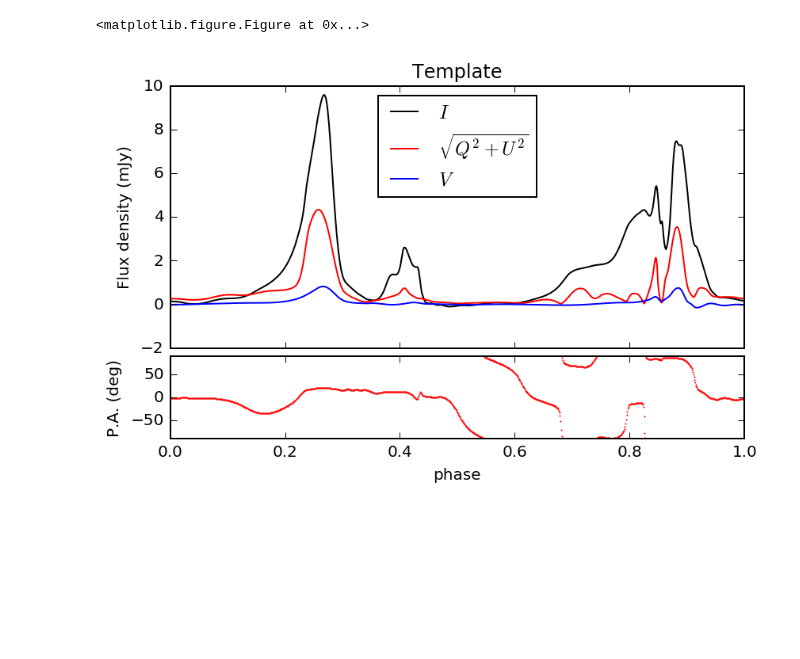
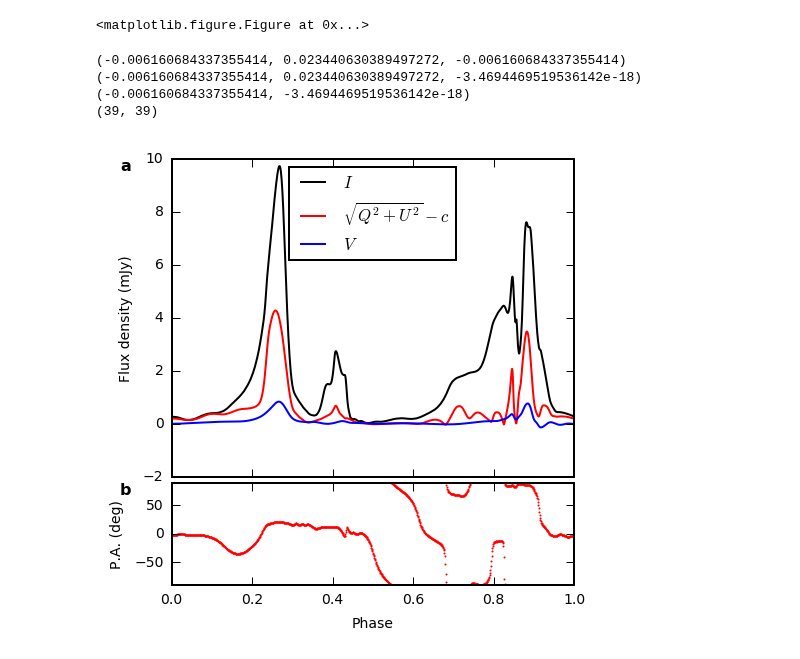
Before and after one commit to aarchiba/triplesystem, a Jupyter notebook: processing/template-plot.ipynb, the cells around one changed output. Saved outputs shown, nothing was run; the diff lists cells and outputs as text; code cells hidden in the pictures; blank space fills up the shorter version.

Commit message:
Plotting adjustments

```diff
--- a/processing/template-plot.ipynb
+++ b/processing/template-plot.ipynb
@@ -47,3 +47,23 @@ logging.debug("test")
 # %% [output]
 DEBUG:root:test
 <matplotlib.figure.Figure at 0x...>
+# %%
+SMALL_SIZE = 7
+matplotlib.rc('font', size=SMALL_SIZE)
+matplotlib.rc('axes', titlesize=SMALL_SIZE)
+PANEL_LABEL_SIZE = 8
+
+#matplotlib.rcParams['font.family'] = 'sans-serif'
+matplotlib.rcParams['axes.linewidth'] = 1
+#matplotlib.rcParams['ps.useafm'] = True
+#matplotlib.rcParams['pdf.use14corefonts'] = True
+#mpl.rcParams['text.usetex'] = True
+
+onecolumn_width = 89/25.4
+twocolumn_width = 183/25.4
+page_height = 247/25.4
+mid1_width = 120/25.4
+mid2_width = 136/25.4
+
+golden = (1+np.sqrt(5))/2
+%config InlineBackend.print_figure_kwargs = {'bbox_inches':None}
@@ -50,33 +108,63 @@ DEBUG:root:test
 # %%
 template = "template-work/56412.76_GBT_1400.rmset.scrunch.sm"
+off = (0.47,0.5)
 T = psrchive.Archive_load(template)
 T.convert_state('Stokes')
 T.dedisperse()
 T.remove_baseline()
 t_values = T.get_data()[0,0,0,:]
 t_pol = T.get_data()[0,:,0,:]
 # shift fundamental to zero phase
 a = np.angle(np.fft.fft(t_values)[1])/(2*np.pi)
 t_values = pipe.rotate_phase(t_values, -a)
 t_pol = np.array([pipe.rotate_phase(p, -a) for p in t_pol])
 t_phases = np.linspace(0,1,len(t_values),endpoint=False)
+t_pol, L = ingrid_adjust(t_pol)
+#base = t_pol[:,off[0]*len(t_pol):off[1]*len(t_pol)].mean(axis=1)
+#t_pol -= base[:,None]
+#L = np.hypot(t_pol[1],t_pol[2])
+#base_I = t_pol[0,off[0]*len(t_pol):off[1]*len(t_pol)].mean()
+#base_L = L[off[0]*len(t_pol):off[1]*len(t_pol)].mean()
+#base_V = t_pol[3,off[0]*len(t_pol):off[1]*len(t_pol)].mean()
 
 plt.subplot2grid((4,1),(0,0),rowspan=3)
 plt.plot(t_phases,t_pol[0],color='k', label="$I$")
-plt.plot(t_phases,np.hypot(t_pol[1],t_pol[2]),color='r',label=r"$\sqrt{Q^2+U^2}$")
-plt.plot(t_phases,t_pol[3],color='b',label="$V$")
+plt.plot(t_phases,L,color='r',label=r"$\sqrt{Q^2+U^2}-c$")
+plt.plot(t_phases,t_pol[3]-base_V,color='b',label="$V$")
 plt.legend(loc="best")
-plt.title("Template")
+#plt.title("Template")
+#plt.axvline(off[0])
+#plt.axvline(off[1])
 plt.gca().tick_params("x", labelbottom="off")
 plt.ylabel("Flux density (mJy)")
+plt.text(-0.1,1,"a",
+         horizontalalignment='right',
+         verticalalignment='top',
+         family='sans-serif',
+         size=PANEL_LABEL_SIZE,
+         weight='bold',
+         transform = plt.gca().transAxes)
 
 plt.subplot2grid((4,1),(3,0))
 plt.plot(t_phases,np.degrees(np.arctan2(t_pol[2],t_pol[1])/2),color='r',
          linestyle="none", marker=".",markersize=1)
 plt.ylim(-90,90)
-plt.xlabel("phase")
+plt.xlabel("Phase")
 plt.ylabel("P.A. (deg)")
+plt.text(-0.1,1,"b",
+         horizontalalignment='right',
+         verticalalignment='top',
+         family='sans-serif',
+         size=PANEL_LABEL_SIZE,
+         weight='bold',
+         transform = plt.gca().transAxes)
+
+plt.gcf().set_size_inches(onecolumn_width,onecolumn_width)
 plt.tight_layout(h_pad=0)
-plt.savefig("template.pdf")
+plt.savefig("template-baseline.pdf")
 # %% [output]
+(-0.006160684337355414, 0.023440630389497272, -0.006160684337355414)
+(-0.006160684337355414, 0.023440630389497272, -3.4694469519536142e-18)
+(-0.006160684337355414, -3.4694469519536142e-18)
+(39, 39)
-[figure, old version]
+[figure, new version]
```
Also changed, not shown: parts of 4 cells of this notebook, 2 other files.
